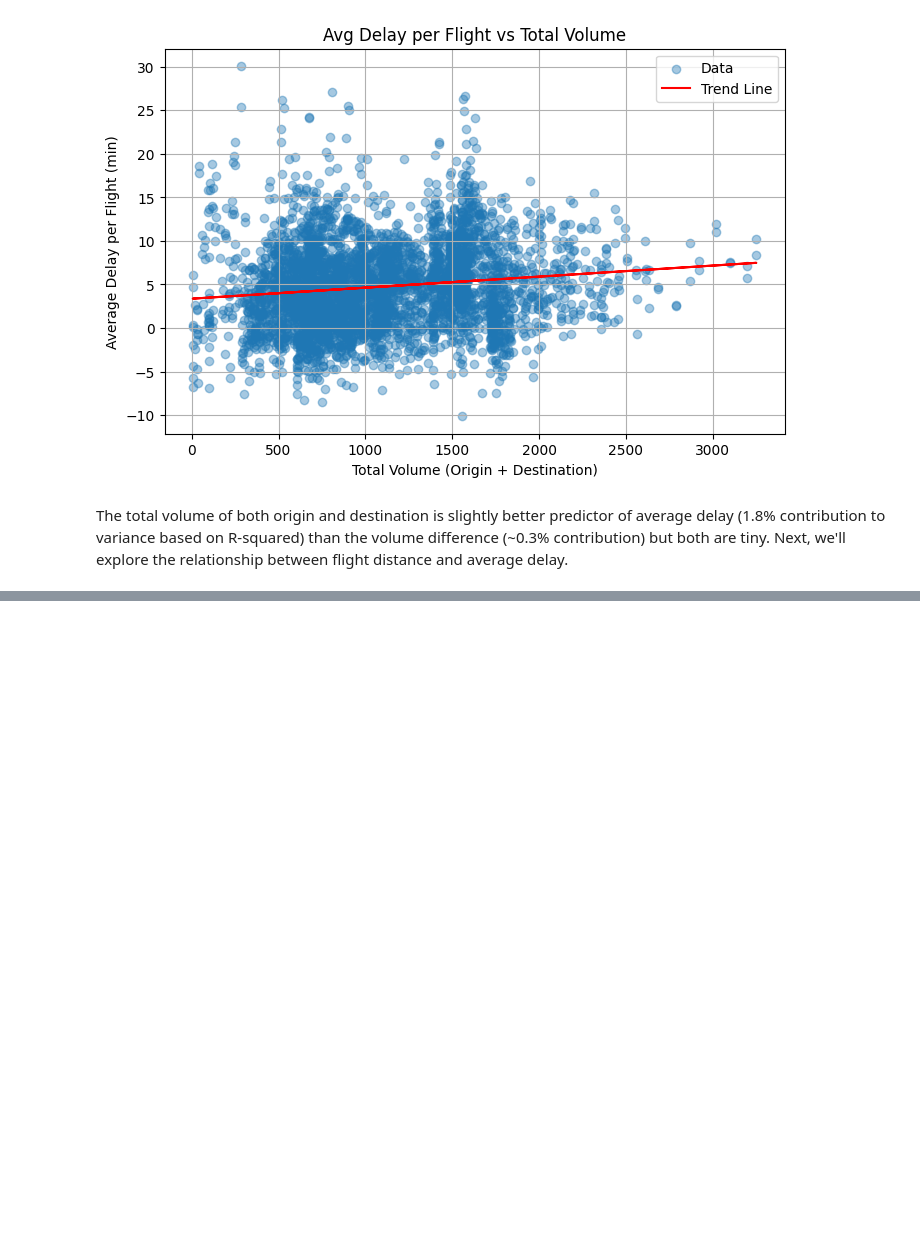
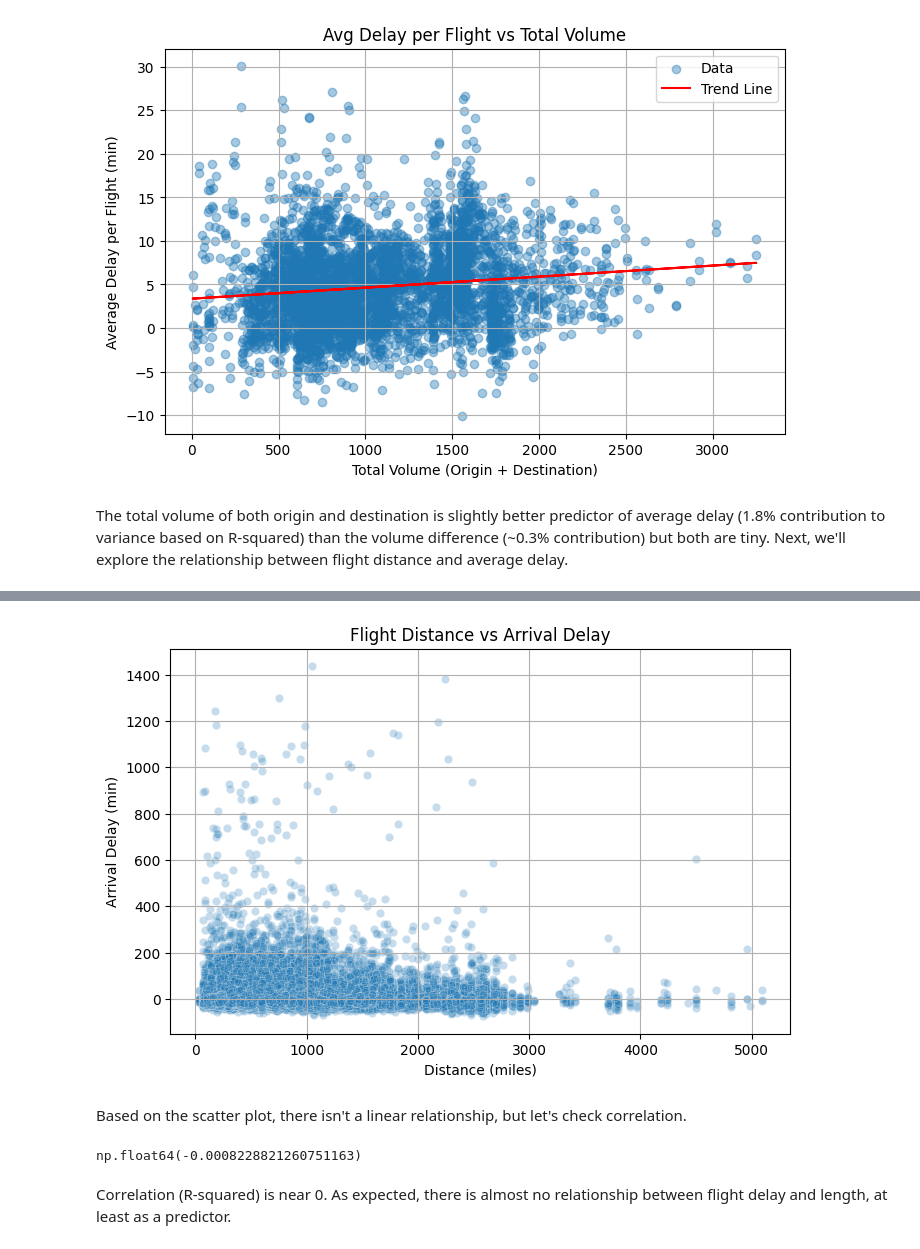
Before and after one commit to oubrando/eda-project, a Jupyter notebook: notebooks/Brandon_inputs.ipynb, the cells around one changed output, grey strips where cells are left out. Drawn from its saved outputs; the diff is of its cells as text; code cells hidden in the pictures; blank space fills up the shorter version.

```diff
--- a/notebooks/Brandon_inputs.ipynb
+++ b/notebooks/Brandon_inputs.ipynb
@@ -580,0 +608,25 @@ The total volume of both origin and destination is slightly better predictor of
+# %%
+#Random sampling of flight distances vs delays
+plt.figure(figsize=(8,5))
+sns.scatterplot(
+    data=df.sample(50000, random_state=42),
+    x="Distance",
+    y="ArrDelay",
+    alpha=0.25
+)
+plt.title("Flight Distance vs Arrival Delay")
+plt.xlabel("Distance (miles)")
+plt.ylabel("Arrival Delay (min)")
+plt.grid(True)
+plt.show()
+# %% [output]
+[figure, added]
+# %% [markdown]
+Based on the scatter plot, there isn't a linear relationship, but let's check correlation.
+# %%
+corr = df["Distance"].corr(df["ArrDelay"])
+corr
+# %% [output]
+np.float64(-0.0008228821260751163)
+# %% [markdown]
+Correlation (R-squared) is near 0.  As expected, there is almost no relationship between flight delay and length, at least as a predictor.
```
Also changed, not shown: parts of 38 cells of this notebook.
